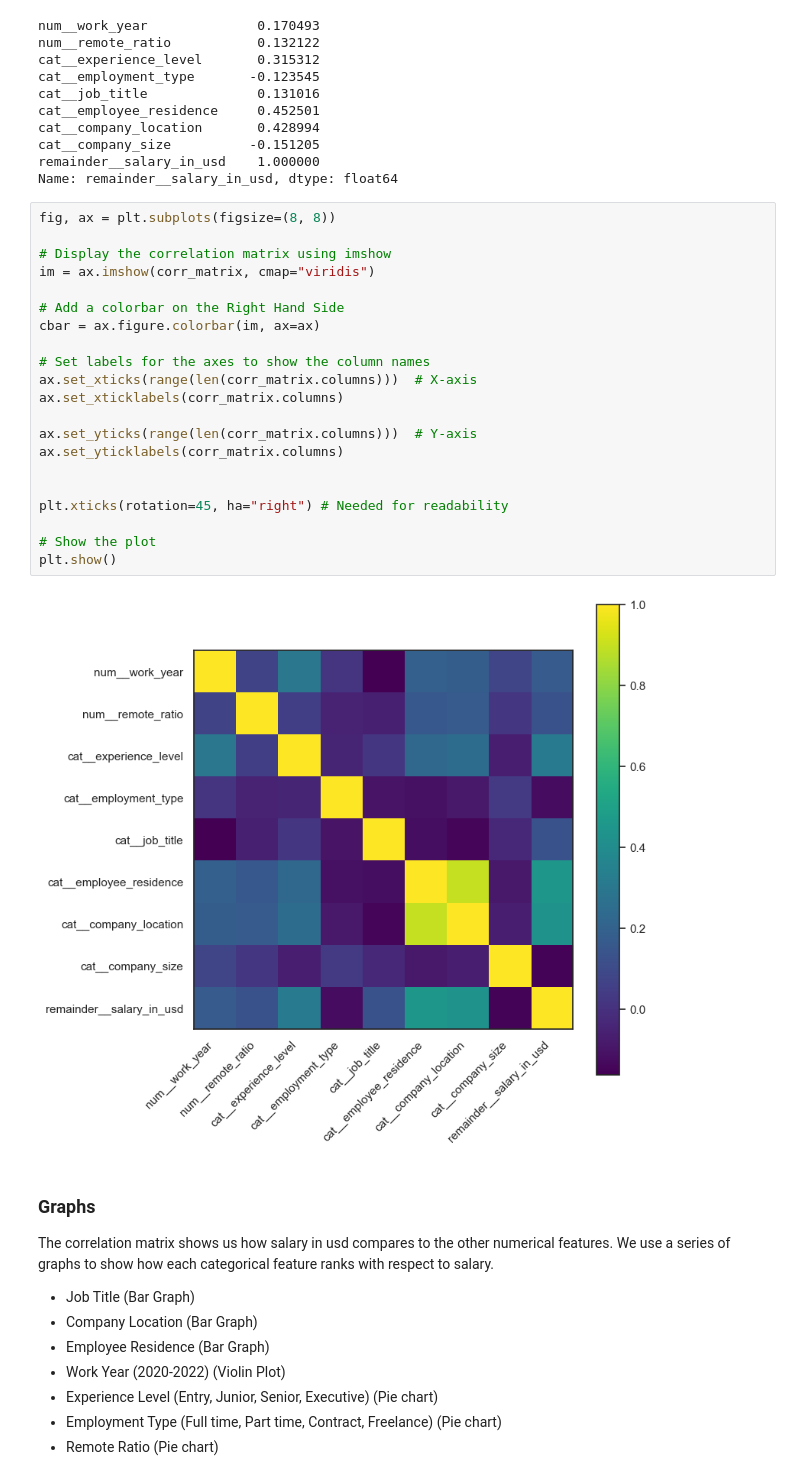
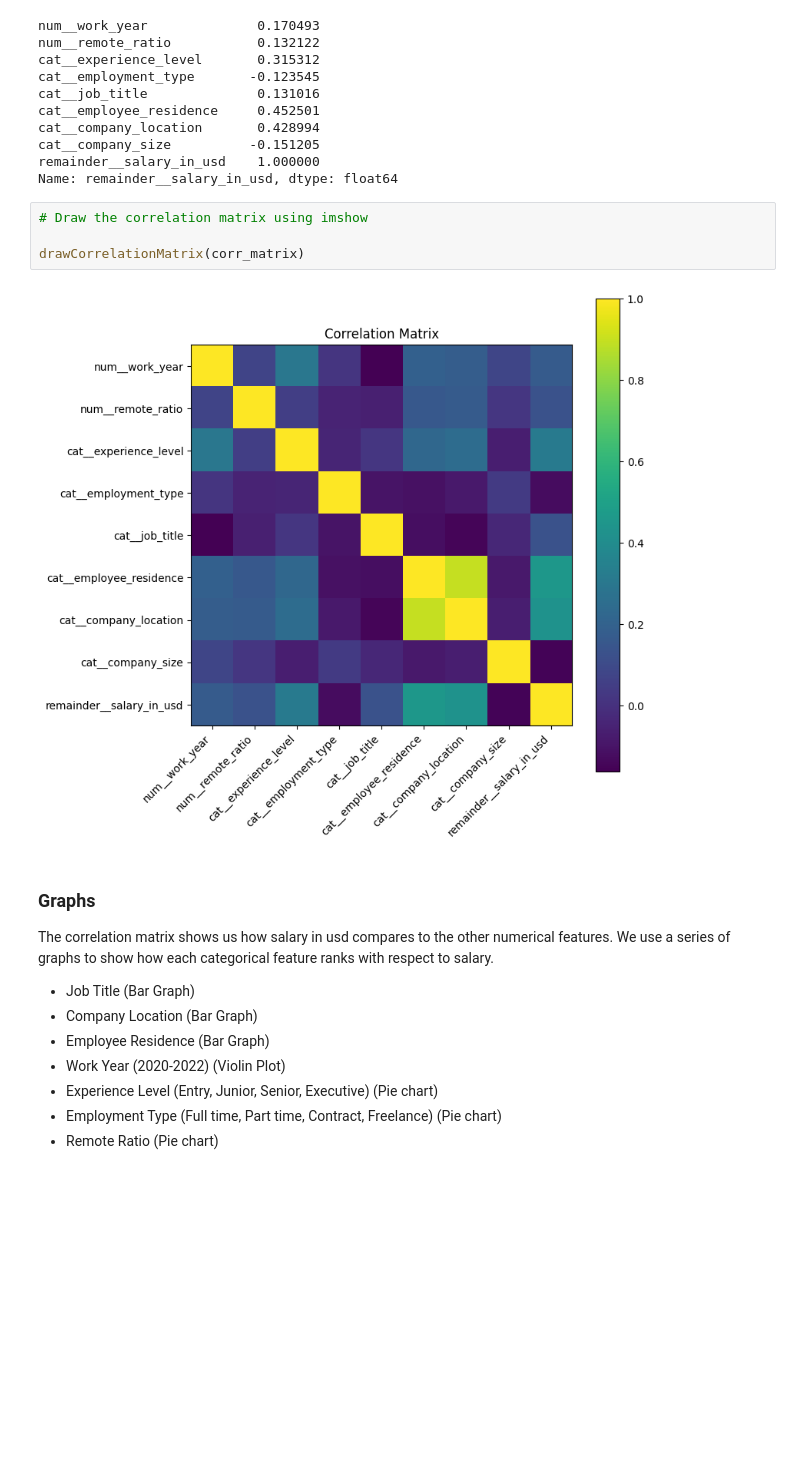
Before and after one commit to pauldumitriu001/EECS3401_IntroToAi_FinalProject, a Jupyter notebook: EECS3401FinalProject-Group8.ipynb, the cells around one changed output. Saved outputs shown, nothing was run; the diff lists cells and outputs as text; blank space fills up the shorter version.

```diff
--- a/EECS3401FinalProject-Group8.ipynb
+++ b/EECS3401FinalProject-Group8.ipynb
@@ -268,29 +377,12 @@ cat__company_location       0.428994
 cat__company_size          -0.151205
 remainder__salary_in_usd    1.000000
 Name: remainder__salary_in_usd, dtype: float64
-# %%
-fig, ax = plt.subplots(figsize=(8, 8))
-
-# Display the correlation matrix using imshow
-im = ax.imshow(corr_matrix, cmap="viridis")
-
-# Add a colorbar on the Right Hand Side
-cbar = ax.figure.colorbar(im, ax=ax)
-
-# Set labels for the axes to show the column names
-ax.set_xticks(range(len(corr_matrix.columns)))  # X-axis
-ax.set_xticklabels(corr_matrix.columns)
-
-ax.set_yticks(range(len(corr_matrix.columns)))  # Y-axis
-ax.set_yticklabels(corr_matrix.columns)
-
-
-plt.xticks(rotation=45, ha="right") # Needed for readability
-
-# Show the plot
-plt.show()
-# %% [output]
-[figure, removed]
+# %%
+# Draw the correlation matrix using imshow
+
+drawCorrelationMatrix(corr_matrix)
+# %% [output]
+[figure, added]
 # %% [markdown]
 ### Graphs
 The correlation matrix shows us how salary in usd compares to the other numerical features. We use a series of graphs to show  how each categorical feature ranks with respect to salary.
```
Also changed, not shown: parts of 37 cells of this notebook.
